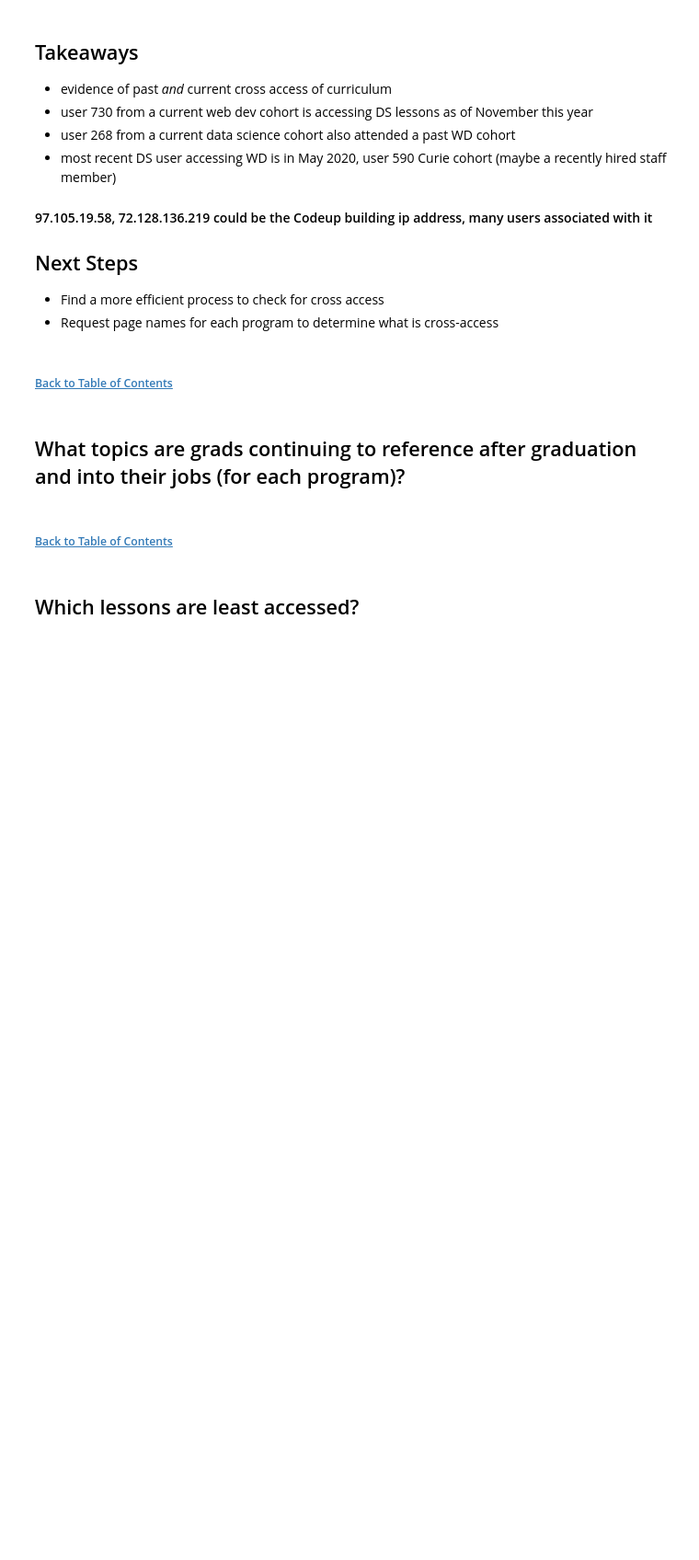
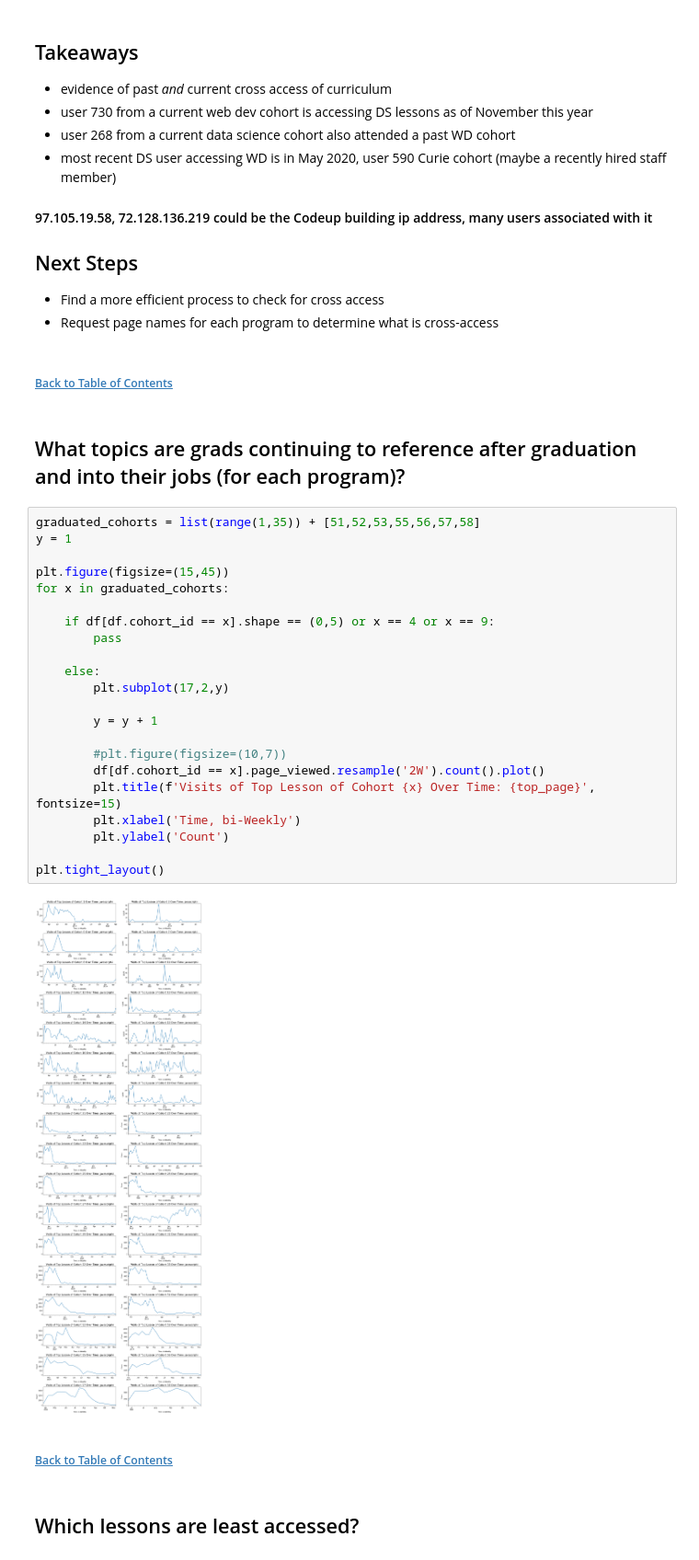
Before and after one commit to ThompsonBethany01/Analyzing-Web-Logs, a Jupyter notebook: Data_Analysis.ipynb, the cells around one changed output. Shown at 92% size. Cells and saved outputs as stored; diff of their text form; blank space fills up the shorter version.

```diff
--- a/Data_Analysis.ipynb
+++ b/Data_Analysis.ipynb
@@ -563,6 +664,30 @@ Name: page_viewed, dtype: int64
 ##### [Back to Table of Contents](#top-bullet)
 # %% [markdown]
 ## What topics are grads continuing to reference after graduation and into their jobs (for each program)? <a class="anchor" id="sixth-bullet"></a>
+# %%
+graduated_cohorts = list(range(1,35)) + [51,52,53,55,56,57,58]
+y = 1
+
+plt.figure(figsize=(15,45))
+for x in graduated_cohorts:
+
+    if df[df.cohort_id == x].shape == (0,5) or x == 4 or x == 9:
+        pass
+
+    else:
+        plt.subplot(17,2,y)
+
+        y = y + 1
+
+        #plt.figure(figsize=(10,7))
+        df[df.cohort_id == x].page_viewed.resample('2W').count().plot()
+        plt.title(f'Visits of Top Lesson of Cohort {x} Over Time: {top_page}', fontsize=15)
+        plt.xlabel('Time, bi-Weekly')
+        plt.ylabel('Count')
+
+plt.tight_layout()
+# %% [output]
+[figure, added]
 # %% [markdown]
 ##### [Back to Table of Contents](#top-bullet)
 # %% [markdown]
```
Also changed, not shown: parts of 14 cells of this notebook.
